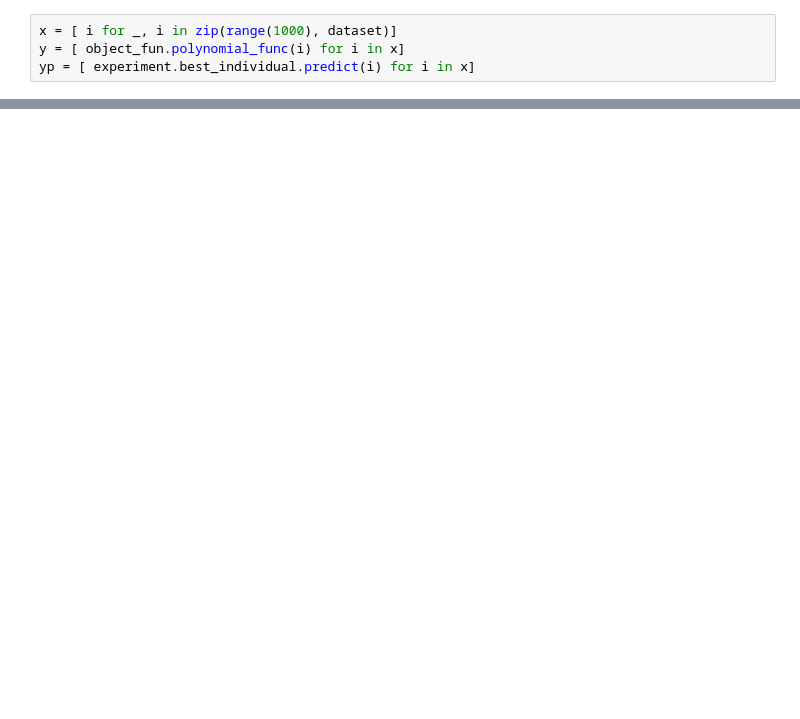
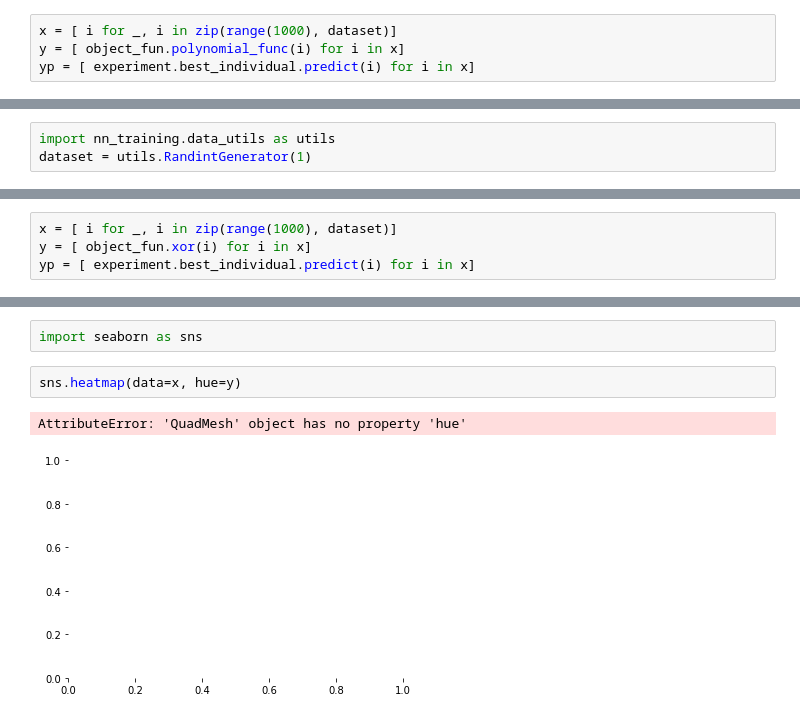
Before and after one commit to L0czek/Training-Neural-Networks-with-Evolution-Alg, a Jupyter notebook: notebooks/DiffEvolutionTest.ipynb, the cells around one changed output, grey strips where cells are left out. Saved outputs shown, nothing was run; the diff lists cells and outputs as text; blank space fills up the shorter version.

Commit message:
Add experiments results

```diff
--- a/notebooks/DiffEvolutionTest.ipynb
+++ b/notebooks/DiffEvolutionTest.ipynb
@@ -49,0 +90,3 @@ plt.plot(range(len(experiment.losses_per_epoch)), min_losses)
+# %%
+import nn_training.data_utils as utils
+dataset = utils.RandintGenerator(1)
@@ -49,0 +114,4 @@ plt.plot(range(len(experiment.losses_per_epoch)), min_losses)
+# %%
+x = [ i for _, i in zip(range(1000), dataset)]
+y = [ object_fun.xor(i) for i in x]
+yp = [ experiment.best_individual.predict(i) for i in x]
@@ -49,0 +124,7 @@ plt.plot(range(len(experiment.losses_per_epoch)), min_losses)
+# %%
+import seaborn as sns
+# %%
+sns.heatmap(data=x, hue=y)
+# %% [output]
+AttributeError: 'QuadMesh' object has no property 'hue'
+[figure, added]
```
Also changed, not shown: parts of 24 cells of this notebook, 40 other files.
